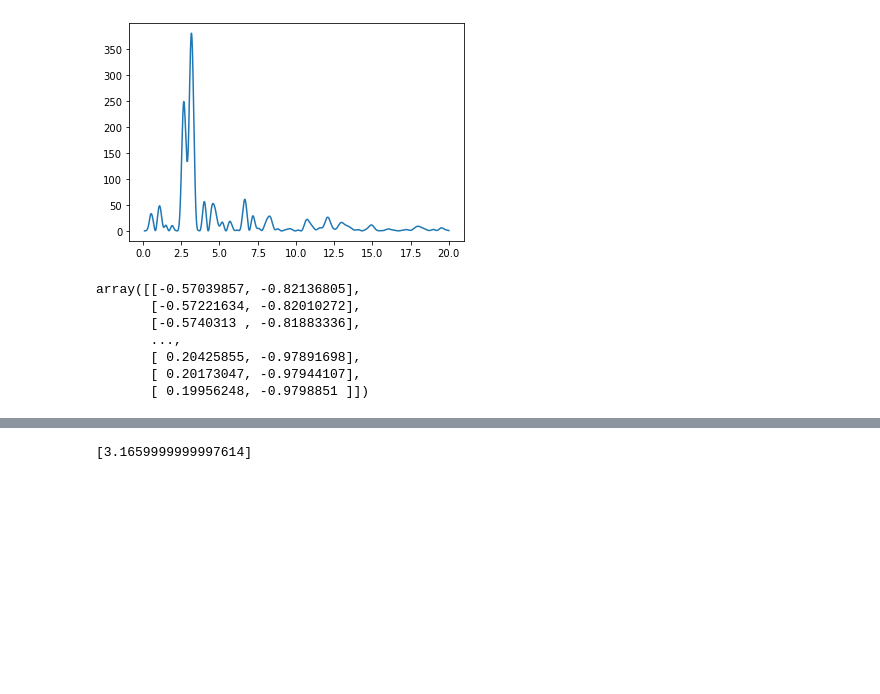
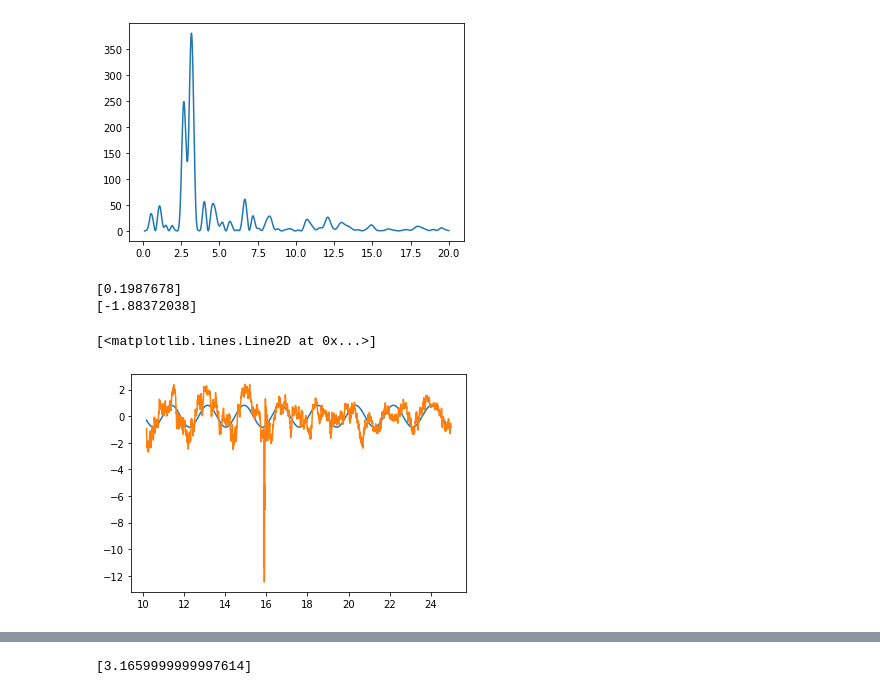
Before and after one commit to ziqing97/gnss_ir_analyze, a Jupyter notebook: src/test_one_satellite_leastsquare.ipynb, the cells around one changed output, grey strips where cells are left out. Drawn from its saved outputs; the diff is of its cells as text; code cells hidden in the pictures; blank space fills up the shorter version.

```diff
--- a/src/test_one_satellite_leastsquare.ipynb
+++ b/src/test_one_satellite_leastsquare.ipynb
@@ -115,17 +115,17 @@ plt.plot(elevation_filtered_choosen,snr1_ref_choosen)
 # %%
 x_data = (np.sin(elevation_filtered_choosen*np.pi/180) * 4 * np.pi / WAVELENTH_S1).ravel()
 y_data = snr1_ref_choosen.ravel()
-w = np.linspace(0.1,20,10000)
-power = signal.lombscargle(x_data,y_data,w,normalize=True)
-power = signal.lombscargle(x_data,y_data,w)
-plt.plot(w,power)
+w1 = np.linspace(0.1,20,10000)
+power1 = signal.lombscargle(x_data,y_data,w1,normalize=True)
+power1 = signal.lombscargle(x_data,y_data,w1)
+plt.plot(w1,power1)
 
 
-peaks,_= signal.find_peaks(power)
+peaks,_= signal.find_peaks(power1)
 #plt.plot(w[peaks],power[peaks])
-peaks_power = power[peaks]
+peaks_power = power1[peaks]
 
-h = w[peaks]
+h = w1[peaks]
 print(h)
 h = h[peaks_power==max(peaks_power)]
 print(h)
@@ -139,16 +139,21 @@ print(h)
 [figure]
 # %%
 # generates a ideal signal
-A_Matrix = np.concatenate([np.sin(4*h*np.pi*np.sin(elevation_filtered_choosen/180/np.pi)/WAVELENTH_S1),np.cos(4*h*np.pi*np.sin(elevation_filtered_choosen/180/np.pi)/WAVELENTH_S1)],axis=1)
-A_Matrix
-param = np.dot(np.linalg.solve(np.dot(A_Matrix.T,A_Matrix),\
-                    design_matrix.T),snr_filtered)
+A_Matrix = np.concatenate([np.sin(4*h*np.pi*np.sin(elevation_filtered_choosen/180*np.pi)/WAVELENTH_S1),np.cos(4*h*np.pi*np.sin(elevation_filtered_choosen/180*np.pi)/WAVELENTH_S1)],axis=1)
+param = np.dot(np.linalg.solve(np.dot(A_Matrix.T,A_Matrix),A_Matrix.T),snr1_ref_choosen)
+signal_simu = np.dot(A_Matrix,param)
+
+amplitude = np.sqrt(param[0]**2 * param[1]**2)
+print(amplitude)
+
+phi = np.arctan2(param[1],param[0])
+print(phi)
+
+plt.plot(elevation_filtered_choosen,signal_simu)
+plt.plot(elevation_filtered_choosen,snr1_ref_choosen)
 # %% [output]
-array([[-0.57039857, -0.82136805],
-       [-0.57221634, -0.82010272],
-       [-0.5740313 , -0.81883336],
-       ...,
-       [ 0.20425855, -0.97891698],
-       [ 0.20173047, -0.97944107],
-       [ 0.19956248, -0.9798851 ]])
+[0.1987678]
+[-1.88372038]
+[<matplotlib.lines.Line2D at 0x...>]
+[figure, added]
 # %%
```
Also changed, not shown: parts of 2 cells of this notebook.
